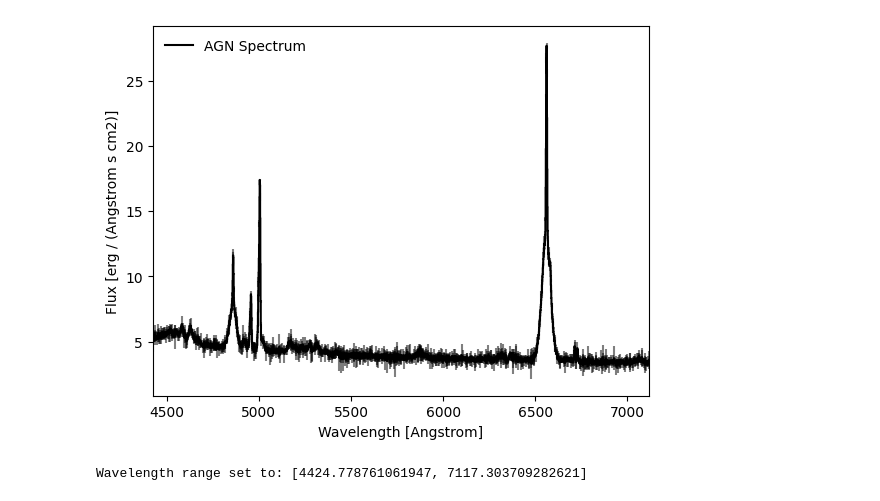
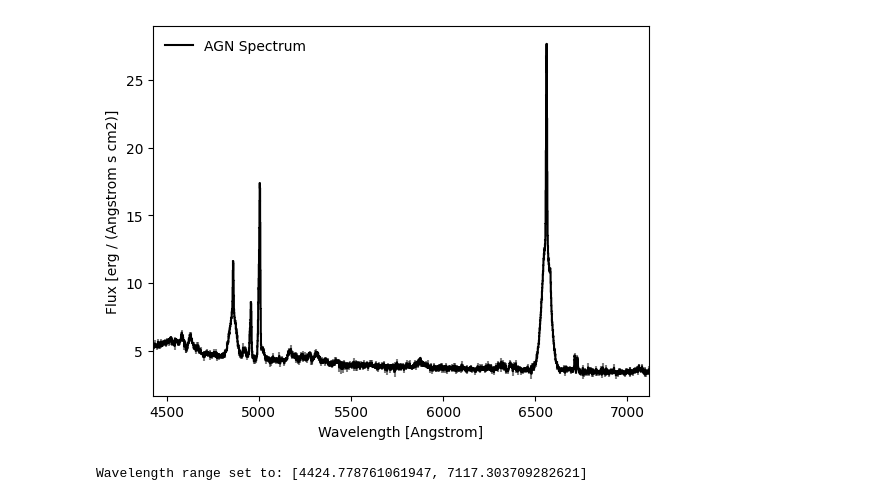
Before and after one commit to pier-astro/prism-spec, a Jupyter notebook: examples/Model Single Spectrum.ipynb, the cells around one changed output. Cells and saved outputs as stored; diff of their text form; code cells hidden in the pictures.

```diff
--- a/examples/Model Single Spectrum.ipynb
+++ b/examples/Model Single Spectrum.ipynb
@@ -20,31 +20,29 @@ redshift = 0.0622
 # %%
 spec = Spectrum.from_txt(filename=filename,
                          ra=ra,
                          dec=dec,
                          z=redshift,
                          wave_unit=u.AA,
                          unit=1e-15 * u.erg / (u.s * u.cm**2 * u.AA),
                          name='AGN Spectrum')
 
 # # (Example) Mask a region
 # wmask = (spec.wave <= 5800) | (spec.wave >= 5980)
 # spec.crop(wmask=wmask)
 
 # # (Example) Crop a portion of the spectrum
 # wbounds = (4800., 7500.) # Å
 # spec.crop(wbounds=wbounds)
 
 # Apply Galactic extinction correction
 spec.deredden()
 
 # (Optional) Apply redshift correction to rest frame
 spec.zcorrect()
 
-spec.err *= 3.0
-
 spec.plot_spectrum()
 # %% [output]
-[figure, old version]
+[figure, new version]
 # %%
 # (Optional) Copy locally the CSV file containing the line list, and set up the local line database.
 models.setup_local_lines(wmin=np.min(spec.wave), wmax=np.max(spec.wave), overwrite=True)
```
Also changed, not shown: parts of 16 cells of this notebook, 13 other files.
